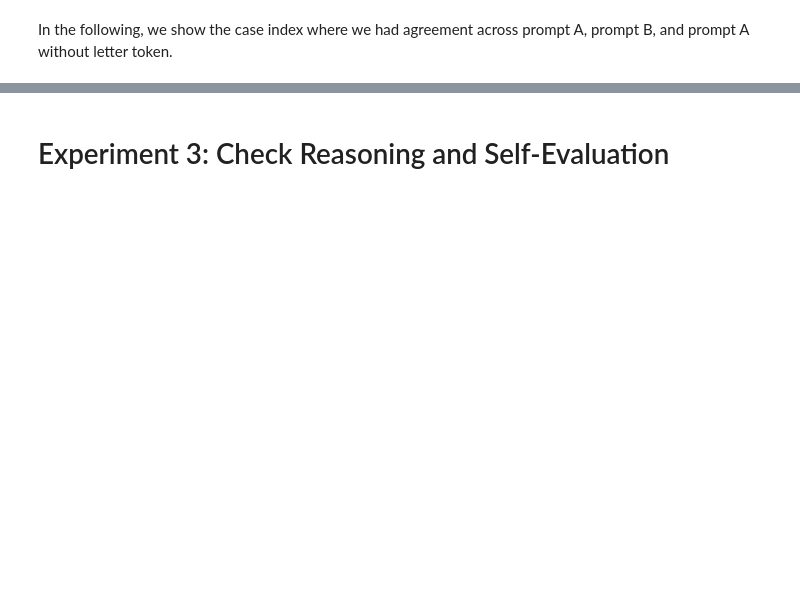
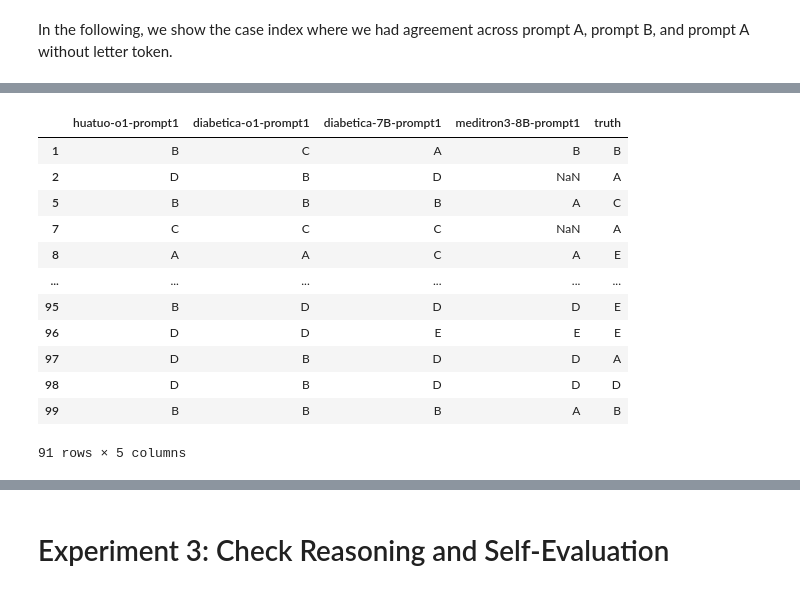
Before and after one commit to vanessadamario/SmallMedLLMs-PedEndo, a Jupyter notebook: notebooks/Evaluate Performance.ipynb, the cells around one changed output, grey strips where cells are left out. Cells and saved outputs as stored; diff of their text form; code cells hidden in the pictures; blank space fills up the shorter version.

```diff
--- a/notebooks/Evaluate Performance.ipynb
+++ b/notebooks/Evaluate Performance.ipynb
@@ -374,0 +530,24 @@ medfound7B
+# %%
+# reproducibility
+
+path = "./../results/MACHINE2"
+model_rep = ['huatuo-o1', 'diabetica-o1', 'diabetica-7B', 'meditron3-8B']
+
+for i_, m in enumerate(model_rep):
+    tmp = pd.read_excel(os.path.join(path, f"{m}_promptID_001_output_0.xlsx"), index_col=0, header=None)
+    if i_ == 0:
+        df_machine2 = tmp
+    else:
+        df_machine2 = pd.concat([df_machine2, tmp], axis=1)
+df_machine2 = pd.concat([df_machine2, df_all["truth"]], axis=1)
+
+df_machine2.columns = [[f"{m}-prompt1" for m in model_rep] + ["truth"]]
+
+# here we keep the value in entry if is one among A, B, C, D, or E
+# we report as NaN otherwise
+for col in df_machine2.columns[:-1]:
+    df_machine2[col] = df_machine2[col].where(df_machine2[col].isin(options), np.nan)
+
+for m in model_rep:
+    accuracy_machine2 = df_machine2[f"{m}-prompt1"].eq(df_all['truth'], axis=0)
+    print(accuracy_machine2.sum() / n_cases)
@@ -374,0 +563,16 @@ medfound7B
+# %%
+df_machine2
+# %% [output]
+|  | huatuo-o1-prompt1 | diabetica-o1-prompt1 | diabetica-7B-prompt1 | meditron3-8B-prompt1 | truth |
+| 1 | B | C | A | B | B |
+| 2 | D | B | D | NaN | A |
+| 5 | B | B | B | A | C |
+| 7 | C | C | C | NaN | A |
+| 8 | A | A | C | A | E |
+| ... | ... | ... | ... | ... | ... |
+| 95 | B | D | D | D | E |
+| 96 | D | D | E | E | E |
+| 97 | D | B | D | D | A |
+| 98 | D | B | D | D | D |
+| 99 | B | B | B | A | B |
+91 rows × 5 columns
```
Also changed, not shown: parts of 49 cells of this notebook.
